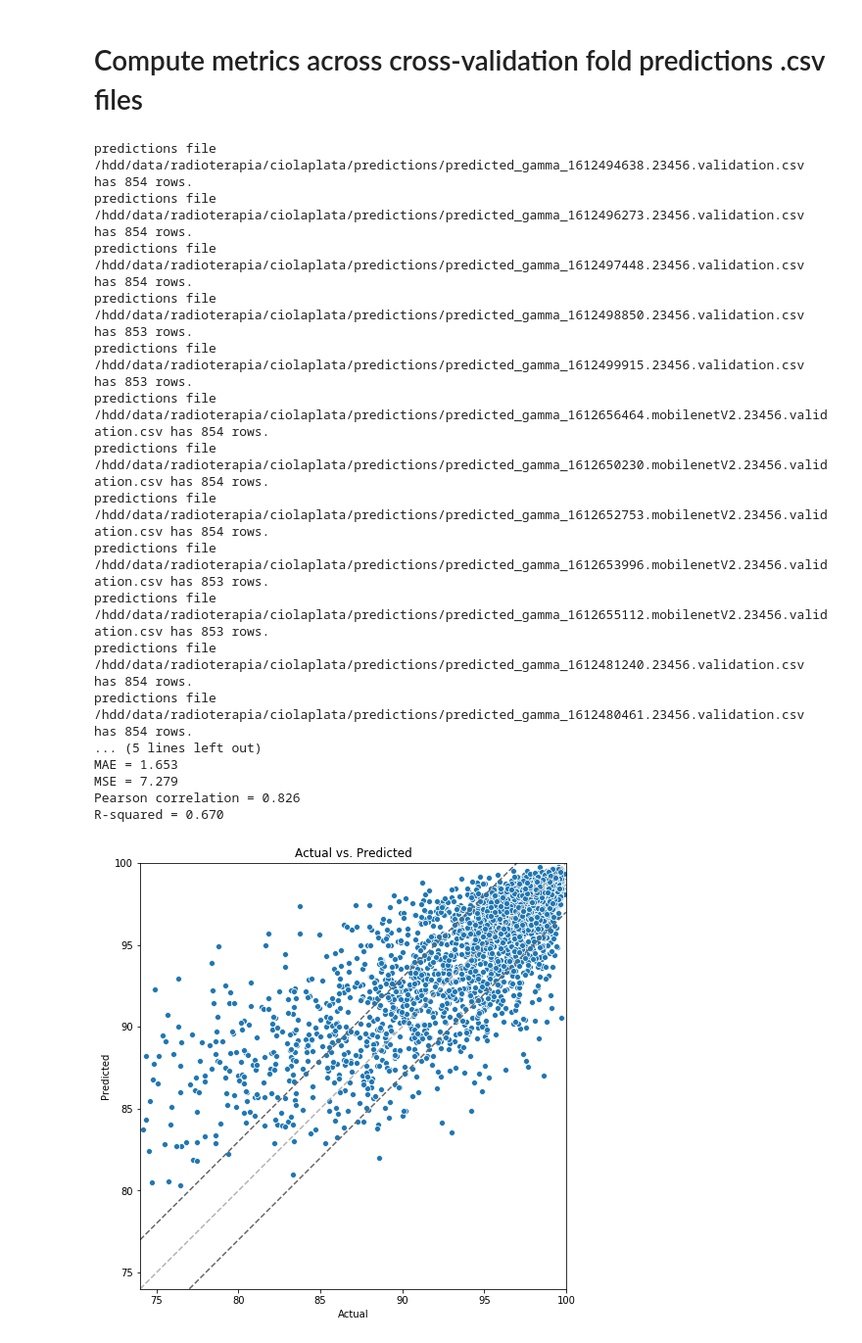
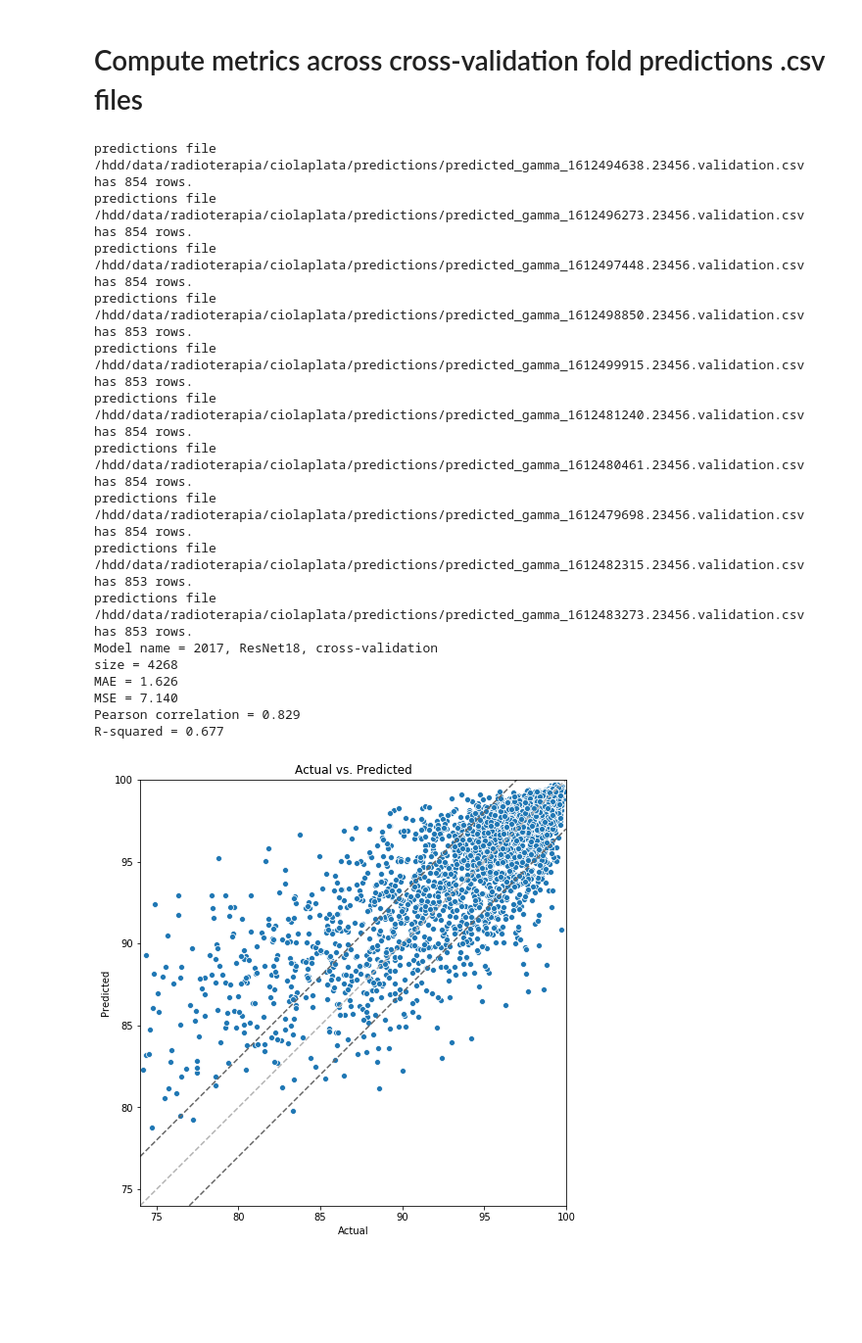
Before and after one commit to pablojrios/fluence_maps, a Jupyter notebook: compute_crossval_metrics.ipynb, the cells around one changed output. Shown at 98% size. Saved outputs shown, nothing was run; the diff lists cells and outputs as text; code cells hidden in the pictures; blank space fills up the shorter version.

```diff
--- a/compute_crossval_metrics.ipynb
+++ b/compute_crossval_metrics.ipynb
@@ -132,45 +158,47 @@ def get_model_predictions(model_predictions, path):
 # %%
 if type(ARG_MODEL_PREDICTIONS)==tuple:
     df1 = get_model_predictions(ARG_MODEL_PREDICTIONS[0], ARG_PREDICTIONS_FILES_DIR)
     df2 = get_model_predictions(ARG_MODEL_PREDICTIONS[1], ARG_PREDICTIONS_FILES_DIR)
-    df3 = get_model_predictions(ARG_MODEL_PREDICTIONS[2], ARG_PREDICTIONS_FILES_DIR)
+    # df3 = get_model_predictions(ARG_MODEL_PREDICTIONS[2], ARG_PREDICTIONS_FILES_DIR)
 
     # print('First map in each fold in first model')
     # df1['filename'][0]
     # print('First map in each fold in second model')
     # df2['filename'][0]
 
     # check
     check = all(df1['filename'][223]==df2['filename'][223])
     assert check, 'predictions are not aligned in across models'
 
-    y = df1['actual gamma'] # el actual es igual en cualquiera de los modelos :-)
-    # y_hat = (df1['predicted gamma'] + df2['predicted gamma'])/2
-    y_hat = (df1['predicted gamma'] + df2['predicted gamma'] + df3['predicted gamma'])/3
+    df = pd.DataFrame()
+    df['actual gamma'] = df1['actual gamma'] # el actual es igual en cualquiera de los modelos :-)
+    df['predicted gamma'] = (df1['predicted gamma'] + df2['predicted gamma'])/2
+    # df['predicted gamma'] = (df1['predicted gamma'] + df2['predicted gamma'] + df3['predicted gamma'])/3
 
 else:
     df = get_model_predictions(ARG_MODEL_PREDICTIONS, ARG_PREDICTIONS_FILES_DIR)
-    y = df['actual gamma']
-    y_hat = df['predicted gamma']
+
+# En df tengo el gamma actual y el gamma predicho tanto para un modelo simple como para un ensamble de modelos.
+y = df['actual gamma']
+y_hat = df['predicted gamma']
 
 display_scatterplot(ARG_MODEL_NAME, y, y_hat)
 # %% [output]
 predictions file /hdd/data/radioterapia/ciolaplata/predictions/predicted_gamma_1612494638.23456.validation.csv has 854 rows.
 predictions file /hdd/data/radioterapia/ciolaplata/predictions/predicted_gamma_1612496273.23456.validation.csv has 854 rows.
 predictions file /hdd/data/radioterapia/ciolaplata/predictions/predicted_gamma_1612497448.23456.validation.csv has 854 rows.
 predictions file /hdd/data/radioterapia/ciolaplata/predictions/predicted_gamma_1612498850.23456.validation.csv has 853 rows.
 predictions file /hdd/data/radioterapia/ciolaplata/predictions/predicted_gamma_1612499915.23456.validation.csv has 853 rows.
-predictions file /hdd/data/radioterapia/ciolaplata/predictions/predicted_gamma_1612656464.mobilenetV2.23456.validation.csv has 854 rows.
-predictions file /hdd/data/radioterapia/ciolaplata/predictions/predicted_gamma_1612650230.mobilenetV2.23456.validation.csv has 854 rows.
-predictions file /hdd/data/radioterapia/ciolaplata/predictions/predicted_gamma_1612652753.mobilenetV2.23456.validation.csv has 854 rows.
-predictions file /hdd/data/radioterapia/ciolaplata/predictions/predicted_gamma_1612653996.mobilenetV2.23456.validation.csv has 853 rows.
-predictions file /hdd/data/radioterapia/ciolaplata/predictions/predicted_gamma_1612655112.mobilenetV2.23456.validation.csv has 853 rows.
 predictions file /hdd/data/radioterapia/ciolaplata/predictions/predicted_gamma_1612481240.23456.validation.csv has 854 rows.
 predictions file /hdd/data/radioterapia/ciolaplata/predictions/predicted_gamma_1612480461.23456.validation.csv has 854 rows.
-... (5 lines left out)
-MAE = 1.653
-MSE = 7.279
-Pearson correlation = 0.826
-R-squared = 0.670
+predictions file /hdd/data/radioterapia/ciolaplata/predictions/predicted_gamma_1612479698.23456.validation.csv has 854 rows.
+predictions file /hdd/data/radioterapia/ciolaplata/predictions/predicted_gamma_1612482315.23456.validation.csv has 853 rows.
+predictions file /hdd/data/radioterapia/ciolaplata/predictions/predicted_gamma_1612483273.23456.validation.csv has 853 rows.
+Model name = 2017, ResNet18, cross-validation
+size = 4268
+MAE = 1.626
+MSE = 7.140
+Pearson correlation = 0.829
+R-squared = 0.677
-[figure, old version]
+[figure, new version]
 <Figure size 1080x1080 with 0 Axes>
```
Also changed, not shown: parts of 2 cells of this notebook.
